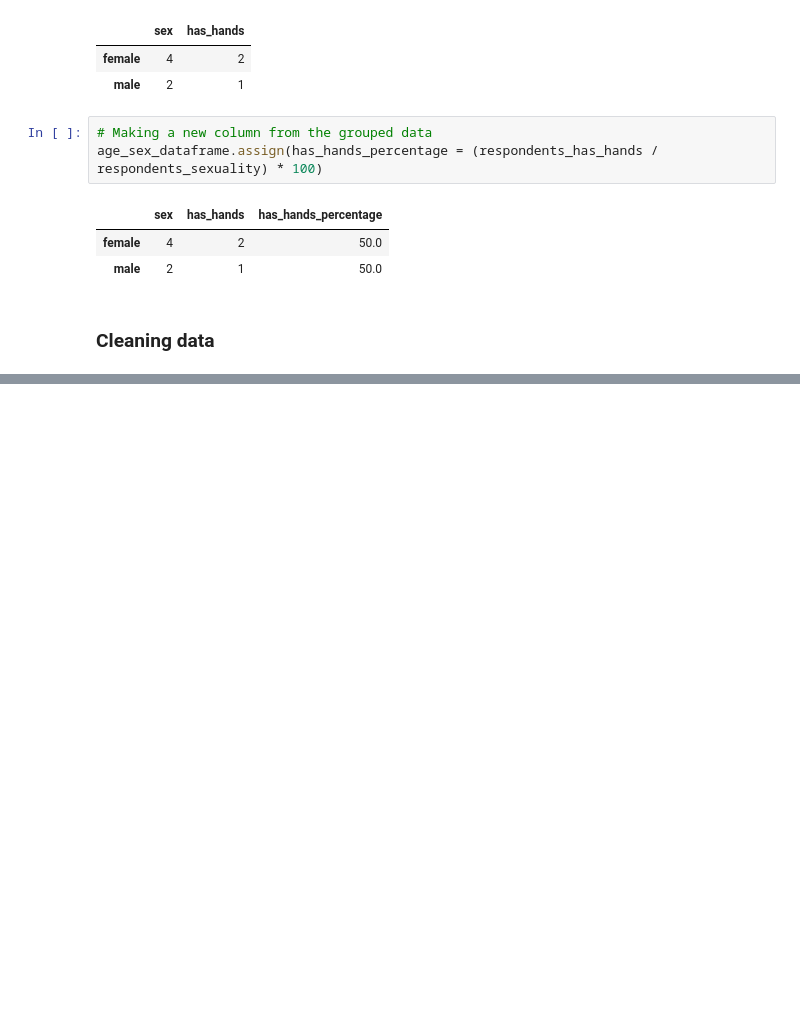
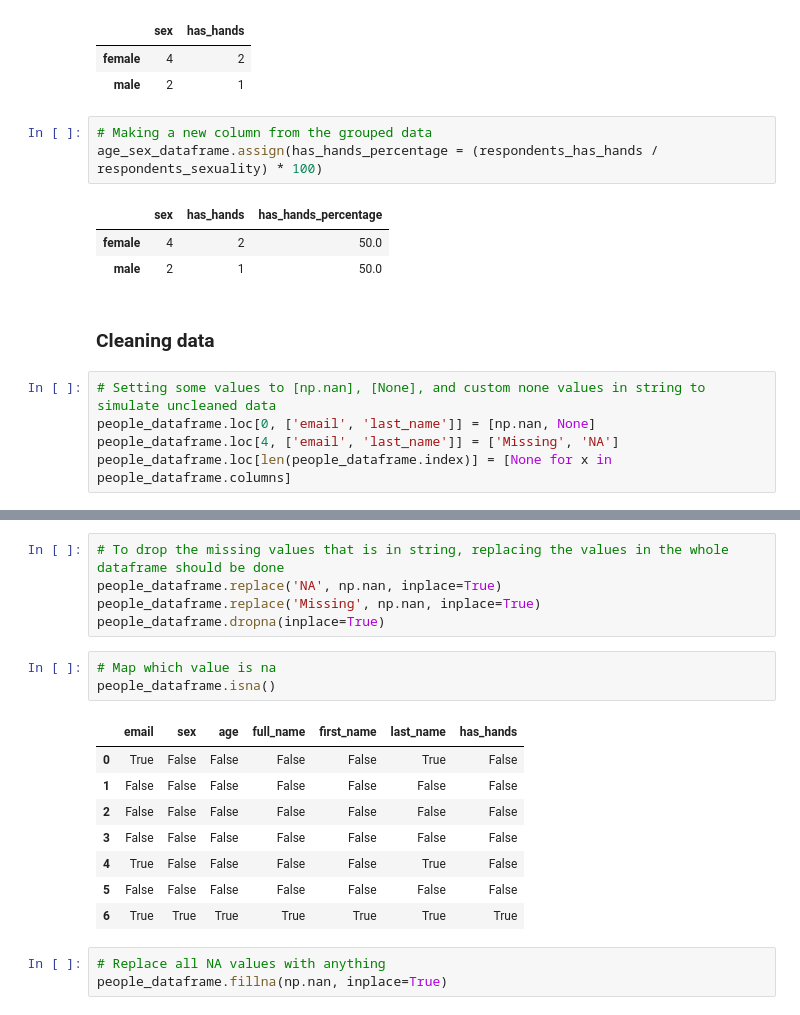
Before and after one commit to hyoaru/dsa-libraries-test, a Jupyter notebook: pandas.ipynb, the cells around one changed output, grey strips where cells are left out. Drawn from its saved outputs; the diff is of its cells as text; blank space fills up the shorter version.

Commit message:
[add] points in cleaning data section

```diff
--- a/pandas.ipynb
+++ b/pandas.ipynb
@@ -543,3 +544,8 @@ age_sex_dataframe.assign(has_hands_percentage = (respondents_has_hands / respond
 | male | 2 | 1 | 50.0 |
 # %% [markdown]
 ### Cleaning data
+# %%
+# Setting some values to [np.nan], [None], and custom none values in string to simulate uncleaned data
+people_dataframe.loc[0, ['email', 'last_name']] = [np.nan, None]
+people_dataframe.loc[4, ['email', 'last_name']] = ['Missing', 'NA']
+people_dataframe.loc[len(people_dataframe.index)] = [None for x in people_dataframe.columns]
@@ -545,0 +594,20 @@ age_sex_dataframe.assign(has_hands_percentage = (respondents_has_hands / respond
+# %%
+# To drop the missing values that is in string, replacing the values in the whole dataframe should be done
+people_dataframe.replace('NA', np.nan, inplace=True)
+people_dataframe.replace('Missing', np.nan, inplace=True)
+people_dataframe.dropna(inplace=True)
+# %%
+# Map which value is na
+people_dataframe.isna()
+# %% [output]
+|  | email | sex | age | full_name | first_name | last_name | has_hands |
+| 0 | True | False | False | False | False | True | False |
+| 1 | False | False | False | False | False | False | False |
+| 2 | False | False | False | False | False | False | False |
+| 3 | False | False | False | False | False | False | False |
+| 4 | True | False | False | False | False | True | False |
+| 5 | False | False | False | False | False | False | False |
+| 6 | True | True | True | True | True | True | True |
+# %%
+# Replace all NA values with anything
+people_dataframe.fillna(np.nan, inplace=True)
```
Also changed, not shown: parts of 6 cells of this notebook.
